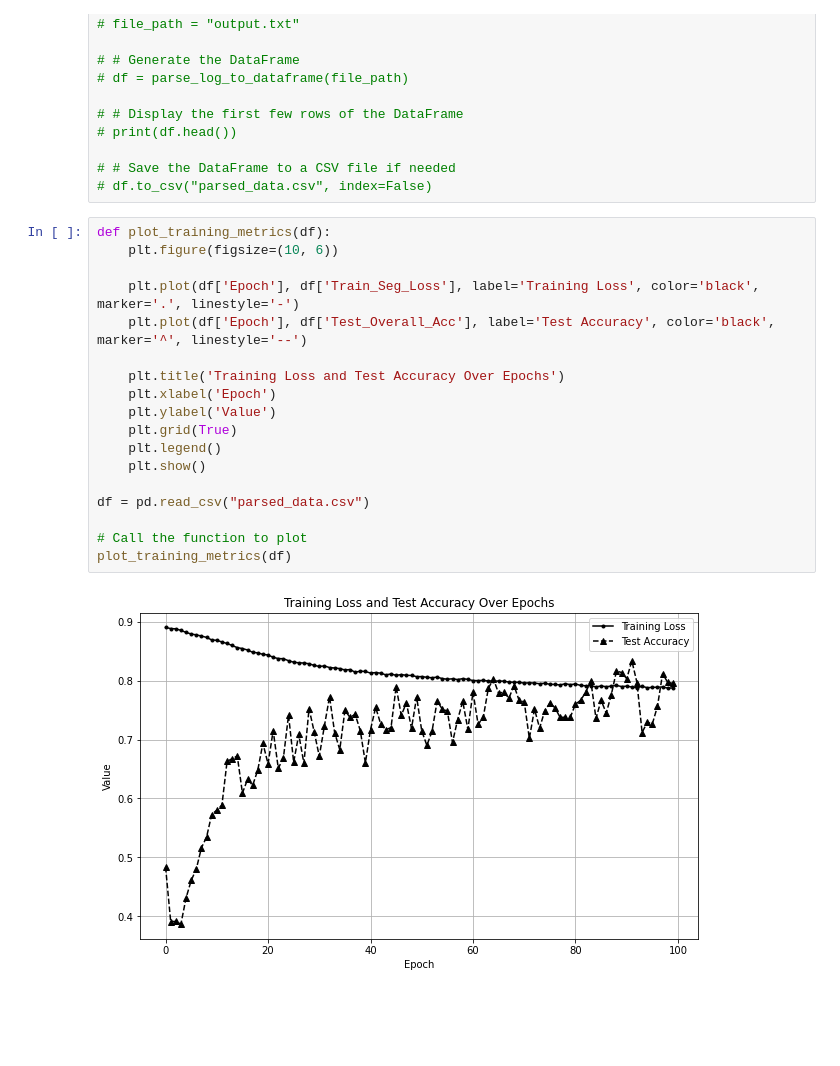
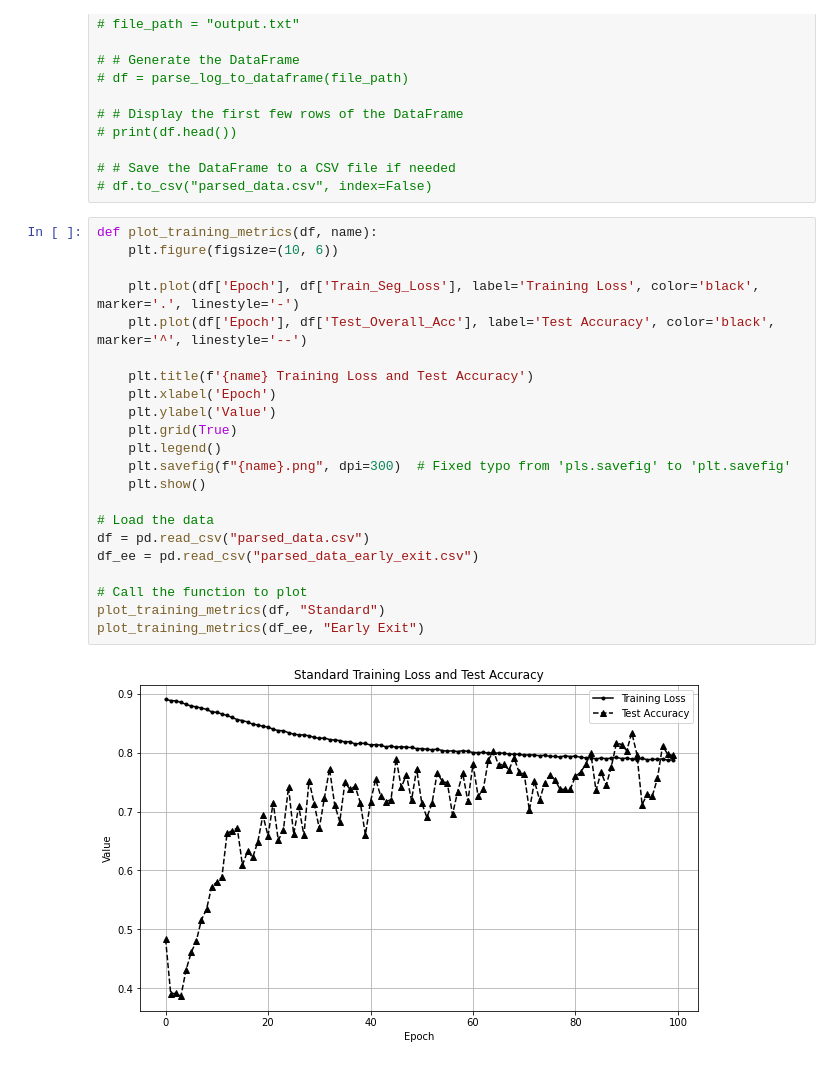
Before and after one commit to ColeHarten/cs242-final-project-group3, a Jupyter notebook: training_visualizations/parser_and_plotter.ipynb, the cells around one changed output. Drawn from its saved outputs; the diff is of its cells as text; blank space fills up the shorter version.

```diff
--- a/training_visualizations/parser_and_plotter.ipynb
+++ b/training_visualizations/parser_and_plotter.ipynb
@@ -49,22 +49,26 @@ import matplotlib.pyplot as plt
 # # Save the DataFrame to a CSV file if needed
 # df.to_csv("parsed_data.csv", index=False)
 # %%
-def plot_training_metrics(df):
+def plot_training_metrics(df, name):
     plt.figure(figsize=(10, 6))
 
     plt.plot(df['Epoch'], df['Train_Seg_Loss'], label='Training Loss', color='black', marker='.', linestyle='-')
     plt.plot(df['Epoch'], df['Test_Overall_Acc'], label='Test Accuracy', color='black', marker='^', linestyle='--')
 
-    plt.title('Training Loss and Test Accuracy Over Epochs')
+    plt.title(f'{name} Training Loss and Test Accuracy')
     plt.xlabel('Epoch')
     plt.ylabel('Value')
     plt.grid(True)
     plt.legend()
+    plt.savefig(f"{name}.png", dpi=300)  # Fixed typo from 'pls.savefig' to 'plt.savefig'
     plt.show()
 
+# Load the data
 df = pd.read_csv("parsed_data.csv")
+df_ee = pd.read_csv("parsed_data_early_exit.csv")
 
 # Call the function to plot
-plot_training_metrics(df)
+plot_training_metrics(df, "Standard")
+plot_training_metrics(df_ee, "Early Exit")
 # %% [output]
-[figure, old version]
+[figure, new version]
```
Also changed, not shown: parts of 2 cells of this notebook, 6 other files.
